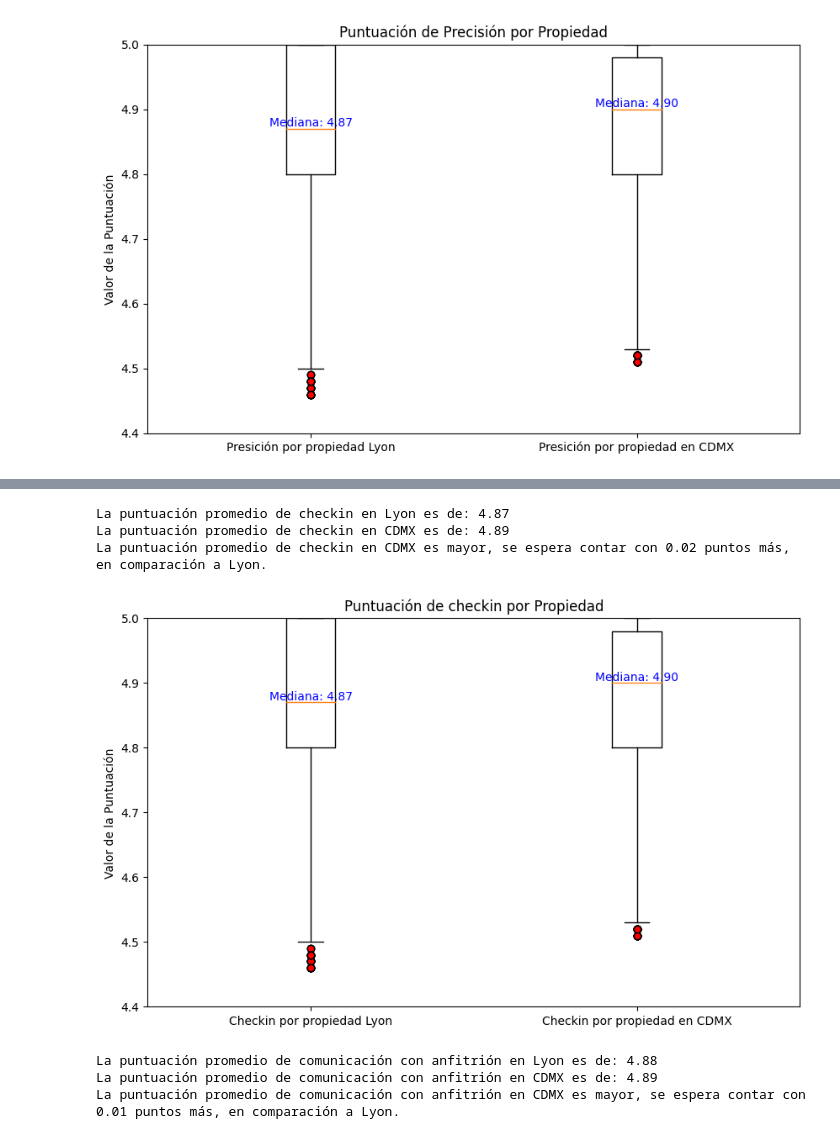
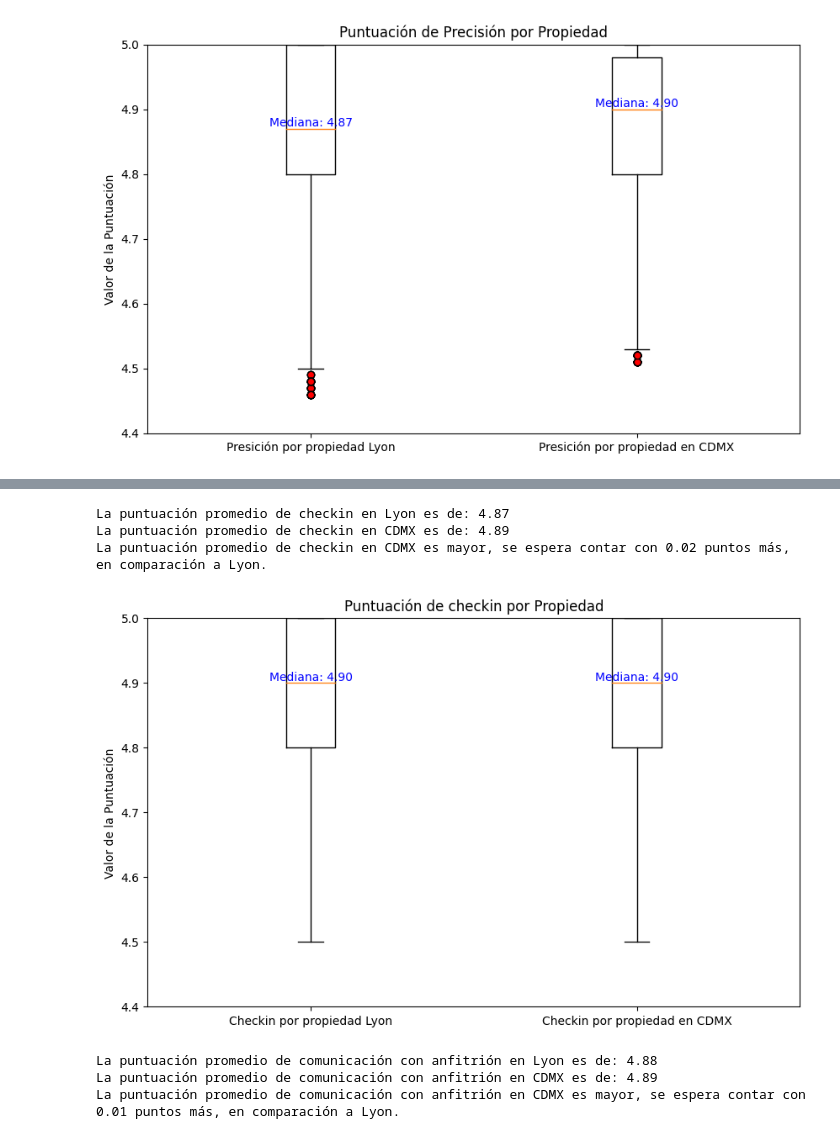
Before and after one commit to AlbertoMuro/Evidencia1, a Jupyter notebook: codigo.ipynb, the cells around one changed output, grey strips where cells are left out. Saved outputs shown, nothing was run; the diff lists cells and outputs as text; code cells hidden in the pictures.

```diff
--- a/codigo.ipynb
+++ b/codigo.ipynb
@@ -853,7 +853,7 @@ else:
     print("El valor promedio de higiene es igual para ambas ciudades.")
 
 # Análisis visual
-cleanliness = [lyon_limpio["review_scores_accuracy"], cdmx_limpio["review_scores_accuracy"]]
+cleanliness = [lyon_limpio["review_scores_cleanliness"], cdmx_limpio["review_scores_cleanliness"]]
 labels = ['Higiene por propiedad Lyon', 'Higiene por propiedad en CDMX']
 
 plt.figure(figsize=(10, 6))
@@ -867,7 +867,7 @@ medians = [item.get_ydata()[0] for item in boxplot['medians']]
 for i in range(len(labels)):
     plt.text(i + 1, medians[i], f'Mediana: {medians[i]:.2f}', ha='center', va='bottom', color='blue')
 
-plt.ylim(4.4, 5.1)  # Ajusta el rango del eje y según tus datos
+plt.ylim(4.4, 5)  # Ajusta el rango del eje y según tus datos
 plt.title('Puntuación de higiene por Propiedad')
 plt.ylabel('Valor de la Puntuación')
 plt.show()
@@ -889,35 +889,35 @@ print(f"La puntuación promedio de checkin en CDMX es de: {checkin_df2:.2f}")
 
 if checkin_df1 > checkin_df2:
     print(f"La puntuación promedio de checkin en Lyon es mayor, se espera contar con {diferencia:.2f} puntos más, en comparación a CDMX.")
 elif checkin_df1 < checkin_df2:
     print(f"La puntuación promedio de checkin en CDMX es mayor, se espera contar con {diferencia:.2f} puntos más, en comparación a Lyon.")
 else:
     print("La puntuación promedio de checkin es igual para ambas ciudades.")
 
 # Análisis visual
 checkin = [lyon_limpio["review_scores_checkin"], cdmx_limpio["review_scores_checkin"]]
 labels = ['Checkin por propiedad Lyon', 'Checkin por propiedad en CDMX']
 
 plt.figure(figsize=(10, 6))
 
-boxplot = plt.boxplot(cleanliness, labels=labels, flierprops={'marker': 'o', 'markersize': 6, 'markerfacecolor': 'red'})
+boxplot = plt.boxplot(checkin, labels=labels, flierprops={'marker': 'o', 'markersize': 6, 'markerfacecolor': 'red'})
 
 # Agregar líneas o textos con los valores de mediana, mínimo y máximo si hay suficientes datos
 medians = [item.get_ydata()[0] for item in boxplot['medians']]
 
 
 for i in range(len(labels)):
     plt.text(i + 1, medians[i], f'Mediana: {medians[i]:.2f}', ha='center', va='bottom', color='blue')
 
 plt.ylim(4.4, 5)  # Ajusta el rango del eje y según tus datos
 plt.title('Puntuación de checkin por Propiedad')
 plt.ylabel('Valor de la Puntuación')
 plt.show()
 # %% [output]
 La puntuación promedio de checkin en Lyon es de: 4.87
 La puntuación promedio de checkin en CDMX es de: 4.89
 La puntuación promedio de checkin en CDMX es mayor, se espera contar con 0.02 puntos más, en comparación a Lyon.
-[figure, old version]
+[figure, new version]
 # %%
 #communication
 communication_df1 = lyon_limpio['review_scores_communication'].mean()
```
Also changed, not shown: parts of 7 cells of this notebook.
